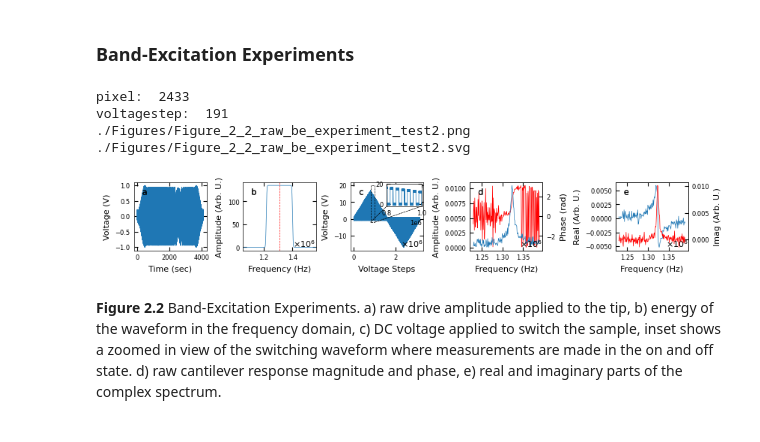
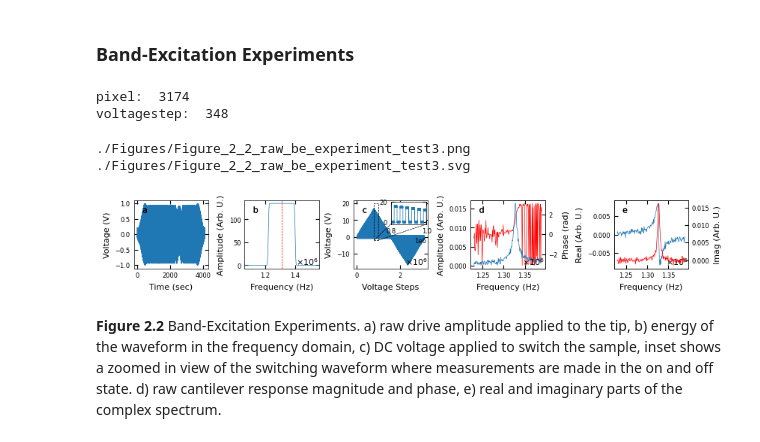
Before and after one commit to m3-learning/Rapid-Fitting-BEPFM-NN, a Jupyter notebook: notebooks/2_SHO_Fitting copy.ipynb, the cells around one changed output. Cells and saved outputs as stored; diff of their text form; code cells hidden in the pictures.

```diff
--- a/notebooks/2_SHO_Fitting copy.ipynb
+++ b/notebooks/2_SHO_Fitting copy.ipynb
@@ -130,10 +125,10 @@ UsageError: Line magic function `%lprun` not found.
 
 ### Band-Excitation Experiments
 # %%
-BE_viz.raw_be(dataset, filename="Figure_2_2_raw_be_experiment_test2")
+BE_viz.raw_be(dataset, filename="Figure_2_2_raw_be_experiment_test3")
 # %% [output]
-pixel:  2433
-voltagestep:  191
-./Figures/Figure_2_2_raw_be_experiment_test2.png
-./Figures/Figure_2_2_raw_be_experiment_test2.svg
+pixel:  3174
+voltagestep:  348
+./Figures/Figure_2_2_raw_be_experiment_test3.png
+./Figures/Figure_2_2_raw_be_experiment_test3.svg
-[figure, old version]
+[figure, new version]
```
Also changed, not shown: parts of 10 cells of this notebook, 1 other file.
